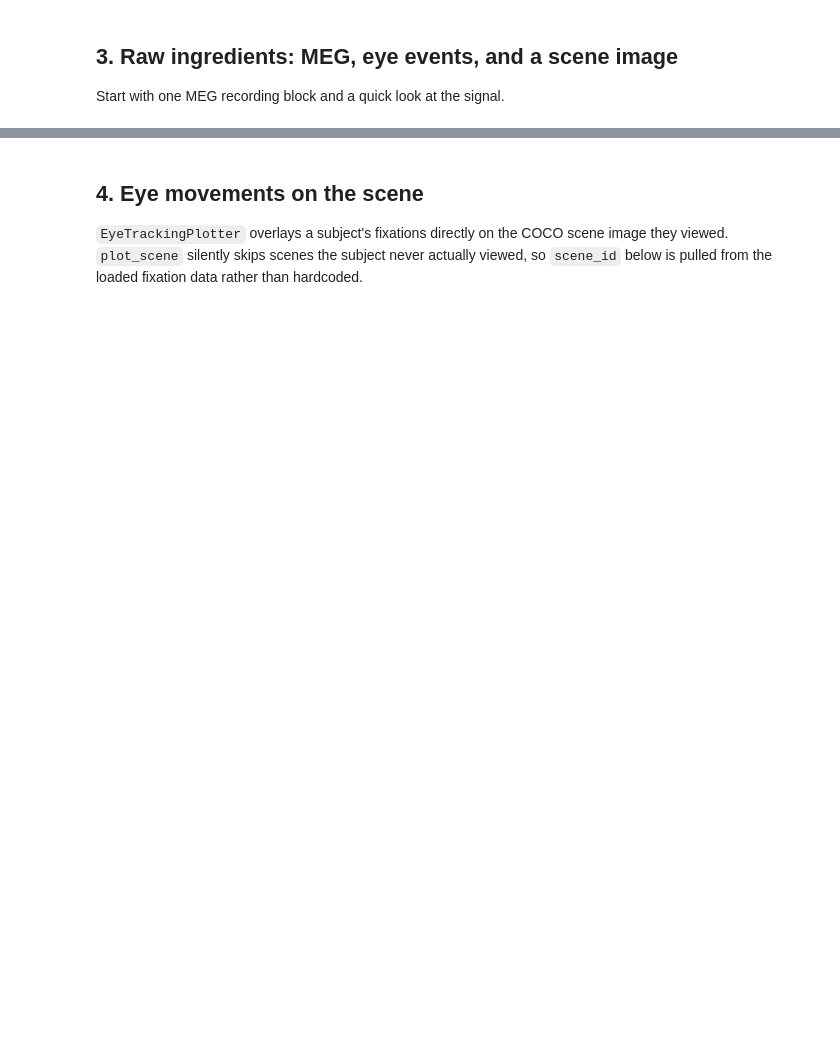
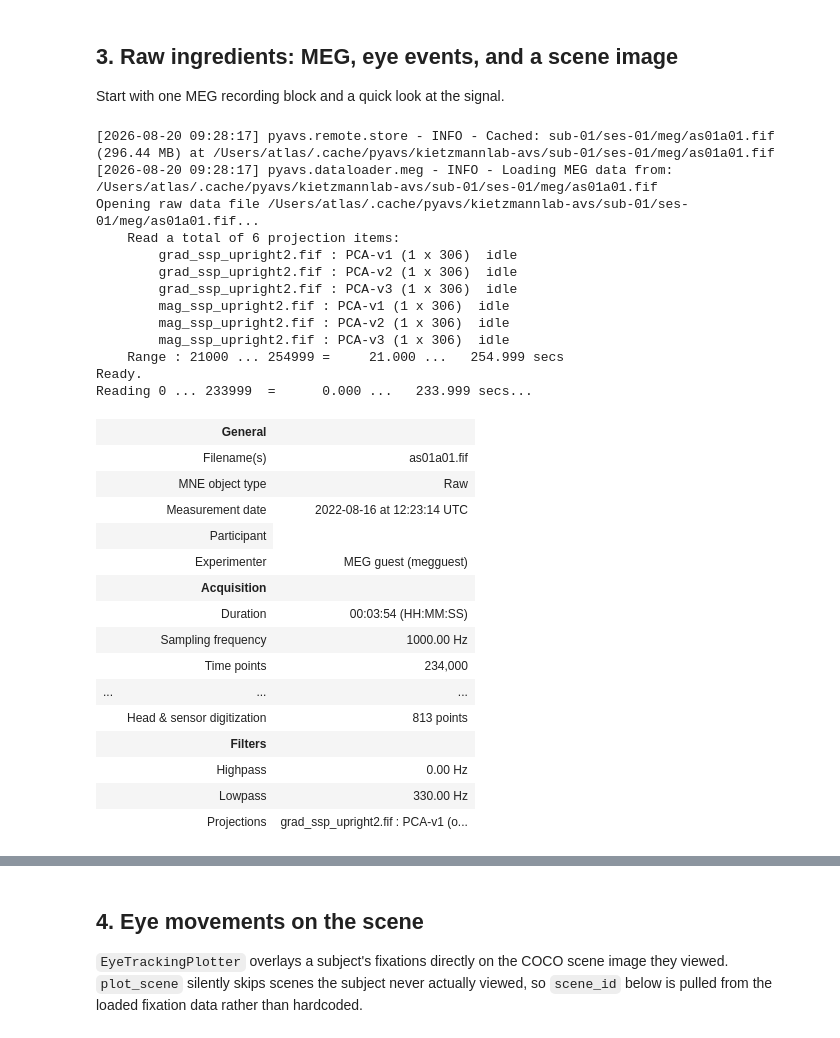
Before and after one commit to KietzmannLab/pyavs, a Jupyter notebook: examples/pyavs_colab_quickstart.ipynb, the cells around one changed output, grey strips where cells are left out. Drawn from its saved outputs; the diff is of its cells as text; code cells hidden in the pictures; blank space fills up the shorter version.

Commit message:
on demand loading fix

```diff
--- a/examples/pyavs_colab_quickstart.ipynb
+++ b/examples/pyavs_colab_quickstart.ipynb
@@ -102,7 +45,37 @@ ModuleNotFoundError: No module named 'torch'
 
 Start with one MEG recording block and a quick look at the signal.
 # %%
-raw = pyavs.load_meg_raw(subject_id=1, session=1, run=1, data_path=str(DATA_DIR), preload=True, verbose=True)
+raw = avs.load_meg_raw(subject_id=1, session=1, run=1, preload=True, verbose=True)
 raw
+# %% [output]
+[2026-08-20 09:28:17] pyavs.remote.store - INFO - Cached: sub-01/ses-01/meg/as01a01.fif (296.44 MB) at /Users/atlas/.cache/pyavs/kietzmannlab-avs/sub-01/ses-01/meg/as01a01.fif
+[2026-08-20 09:28:17] pyavs.dataloader.meg - INFO - Loading MEG data from: /Users/atlas/.cache/pyavs/kietzmannlab-avs/sub-01/ses-01/meg/as01a01.fif
+Opening raw data file /Users/atlas/.cache/pyavs/kietzmannlab-avs/sub-01/ses-01/meg/as01a01.fif...
+    Read a total of 6 projection items:
+        grad_ssp_upright2.fif : PCA-v1 (1 x 306)  idle
+        grad_ssp_upright2.fif : PCA-v2 (1 x 306)  idle
+        grad_ssp_upright2.fif : PCA-v3 (1 x 306)  idle
+        mag_ssp_upright2.fif : PCA-v1 (1 x 306)  idle
+        mag_ssp_upright2.fif : PCA-v2 (1 x 306)  idle
+        mag_ssp_upright2.fif : PCA-v3 (1 x 306)  idle
+    Range : 21000 ... 254999 =     21.000 ...   254.999 secs
+Ready.
+Reading 0 ... 233999  =      0.000 ...   233.999 secs...
+|  | General |  |
+|  | Filename(s) | as01a01.fif |
+|  | MNE object type | Raw |
+|  | Measurement date | 2022-08-16 at 12:23:14 UTC |
+|  | Participant |
+|  | Experimenter | MEG guest (megguest) |
+|  | Acquisition |  |
+|  | Duration | 00:03:54 (HH:MM:SS) |
+|  | Sampling frequency | 1000.00 Hz |
+|  | Time points | 234,000 |
+| ... | ... | ... |
+|  | Head & sensor digitization | 813 points |
+|  | Filters |  |
+|  | Highpass | 0.00 Hz |
+|  | Lowpass | 330.00 Hz |
+|  | Projections | grad_ssp_upright2.fif : PCA-v1 (o... |
 # %%
 raw.compute_psd(fmax=100, picks="meg").plot();
```
Also changed, not shown: parts of 13 cells of this notebook, 9 other files.
